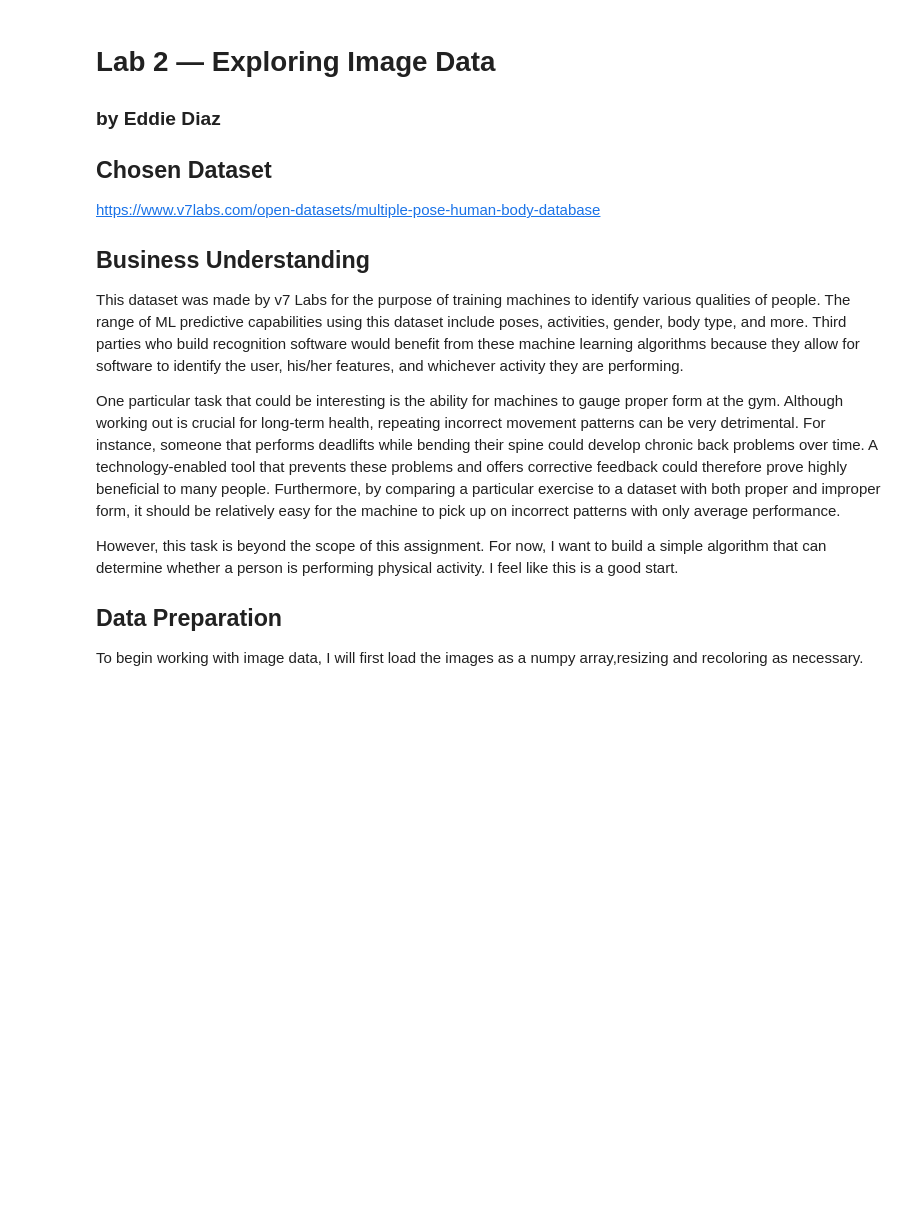
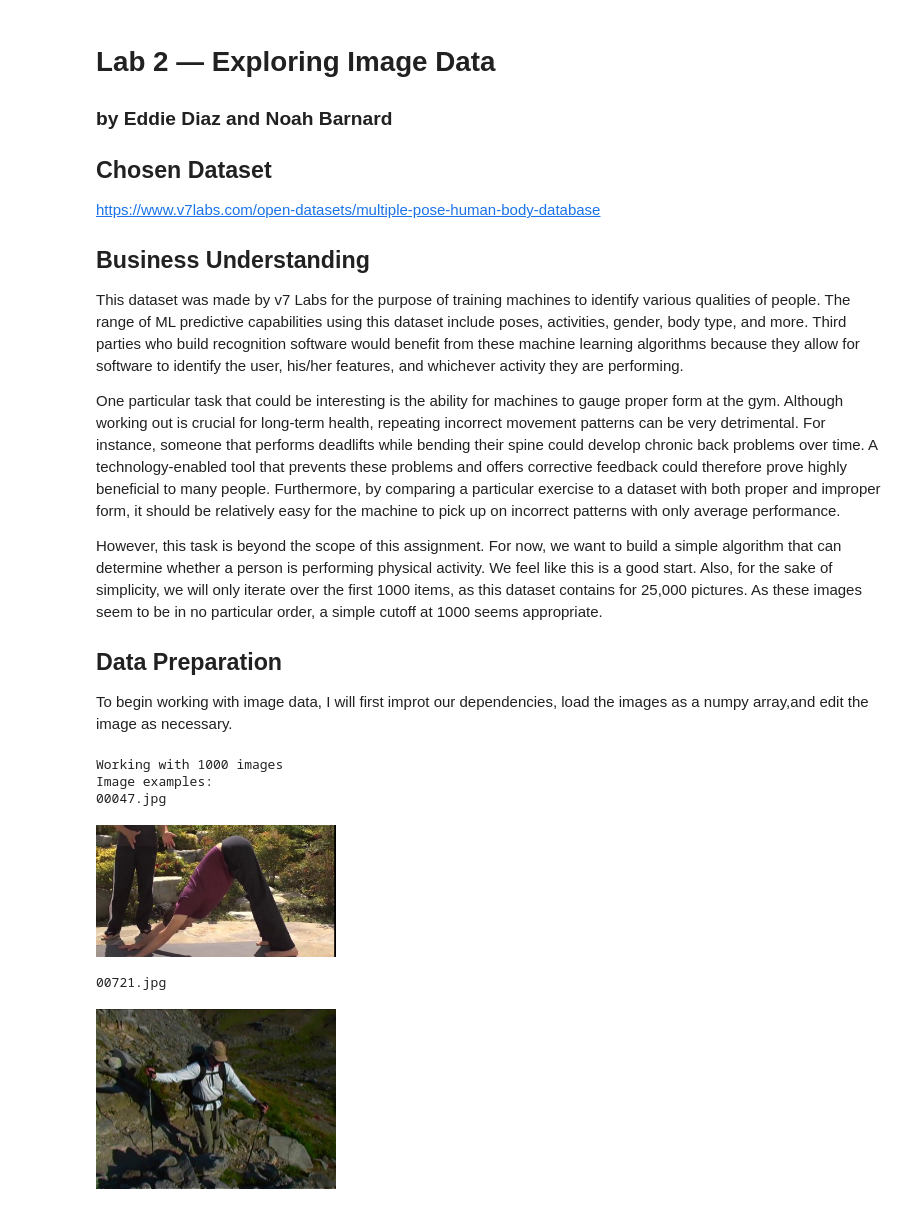
Before and after one commit to e-diaz27/HumanBodyImageAnalysis, a Jupyter notebook: lab2.ipynb, the cells around one changed output. Cells and saved outputs as stored; diff of their text form; code cells hidden in the pictures; blank space fills up the shorter version.

Commit message:
imports successful

```diff
--- a/lab2.ipynb
+++ b/lab2.ipynb
@@ -1,6 +1,6 @@
 # %% [markdown]
 # Lab 2 — Exploring Image Data
-### by Eddie Diaz
+### by Eddie Diaz and Noah Barnard
 
 ## Chosen Dataset
 https://www.v7labs.com/open-datasets/multiple-pose-human-body-database
@@ -11,8 +11,33 @@ This dataset was made by v7 Labs for the purpose of training machines to identif
 
 One particular task that could be interesting is the ability for machines to gauge proper form at the gym. Although working out is crucial for long-term health, repeating incorrect movement patterns can be very detrimental. For instance, someone that performs deadlifts while bending their spine could develop chronic back problems over time. A technology-enabled tool that prevents these problems and offers corrective feedback could therefore prove highly beneficial to many people. Furthermore, by comparing a particular exercise to a dataset with both proper and improper form, it should be relatively easy for the machine to pick up on incorrect patterns with only average performance.
 
-However, this task is beyond the scope of this assignment. For now, I want to build a simple algorithm that can determine whether a person is performing physical activity. I feel like this is a good start.
+However, this task is beyond the scope of this assignment. For now, we want to build a simple algorithm that can determine whether a person is performing physical activity. We feel like this is a good start. Also, for the sake of simplicity, we will only iterate over the first 1000 items, as this dataset contains for 25,000 pictures. As these images seem to be in no particular order, a simple cutoff at 1000 seems appropriate.
 
 ## Data Preparation
 
-To begin working with image data, I will first load the images as a numpy array,resizing and recoloring as necessary.
+To begin working with image data, I will first improt our dependencies, load the images as a numpy array,and edit the image as necessary.
+# %%
+import numpy as np
+import pandas as pd
+import os, sys
+from IPython.display import display
+from IPython.display import Image as _Imgdis
+from PIL import Image
+
+folder = "./dataset"
+
+onlyfiles = [f for f in os.listdir(folder) if os.path.isfile(os.path.join(folder, f))]
+
+print("Working with {0} images".format(len(onlyfiles)))
+print("Image examples: ")
+
+for i in range(40, 42):
+    print(onlyfiles[i])
+    display(_Imgdis(filename=folder + "/" + onlyfiles[i], width=240, height=320))
+# %% [output]
+Working with 1000 images
+Image examples:
+00047.jpg
+[figure, added]
+00721.jpg
+[figure, added]
```
